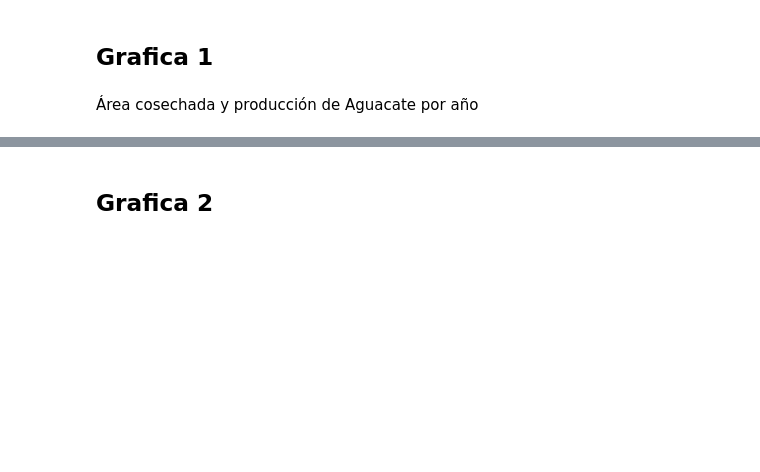
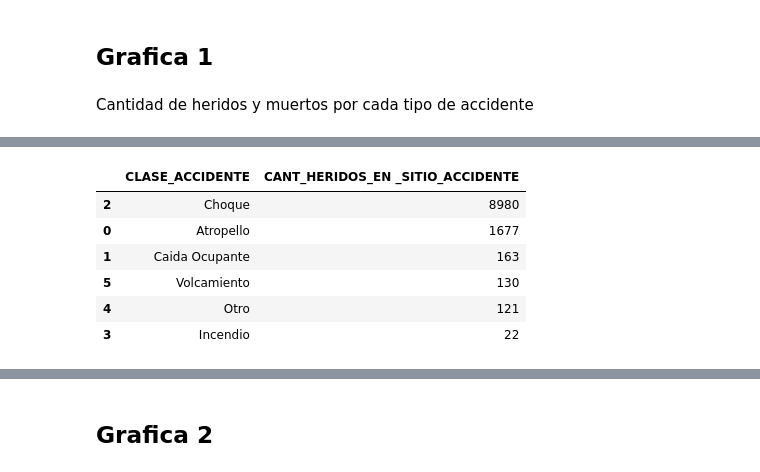
Before and after one commit to CodiPop/Accidentalidad-vehicular-Barranquilla-Machine-Learning, a Jupyter notebook: Trabajo.ipynb, the cells around one changed output, grey strips where cells are left out. Saved outputs shown, nothing was run; the diff lists cells and outputs as text; code cells hidden in the pictures; blank space fills up the shorter version.

```diff
--- a/Trabajo.ipynb
+++ b/Trabajo.ipynb
@@ -23,10 +23,22 @@ df_og
 37244 rows × 11 columns
 # %% [markdown]
 ## Grafica 1
-# %% [markdown]
-Área cosechada y producción de Aguacate por año
+# %% [markdown]
+Cantidad de heridos y muertos por cada tipo de accidente
 # %%
-df = df_og.copy()
-df = df[df["CULTIVO"] == "AGUACATE"]
-df = df[["Producción (t)","Área Cosechada (ha)","AÑO"]]
-df = df.groupby("AÑO").sum().reset_index()
+df1 = df.copy()
+df1 = df1[["GRAVEDAD_ACCIDENTE","CANT_HERIDOS_EN _SITIO_ACCIDENTE","CLASE_ACCIDENTE"]]
+df1 = df1.groupby("CLASE_ACCIDENTE").sum().reset_index()
+df1 = df1.sort_values(by='CANT_HERIDOS_EN _SITIO_ACCIDENTE', ascending=False)
+
+
+
+fig = px.bar(df1,y="CANT_HERIDOS_EN _SITIO_ACCIDENTE",x="CLASE_ACCIDENTE")
+fig.show()
+df2 = df.copy()
+df2 = df2.groupby("CLASE_ACCIDENTE").sum().reset_index()
+df2 = df2.sort_values(by='CANT_MUERTOS_EN _SITIO_ACCIDENTE', ascending=False)
+fig = px.bar(df2,y="CANT_MUERTOS_EN _SITIO_ACCIDENTE",x="CLASE_ACCIDENTE")
+fig.show()
+df1
+# %% [output]
@@ -32,0 +47,7 @@ df = df.groupby("AÑO").sum().reset_index()
+|  | CLASE_ACCIDENTE | CANT_HERIDOS_EN _SITIO_ACCIDENTE |
+| 2 | Choque | 8980 |
+| 0 | Atropello | 1677 |
+| 1 | Caida Ocupante | 163 |
+| 5 | Volcamiento | 130 |
+| 4 | Otro | 121 |
+| 3 | Incendio | 22 |
```
Also changed, not shown: parts of 10 cells of this notebook.
